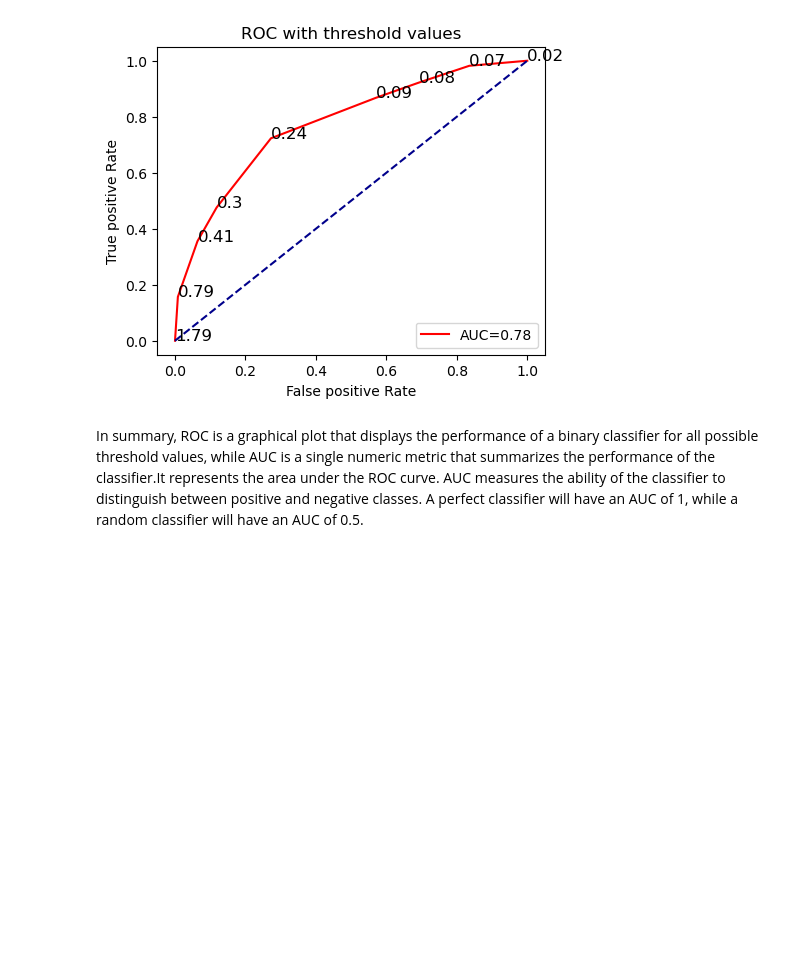
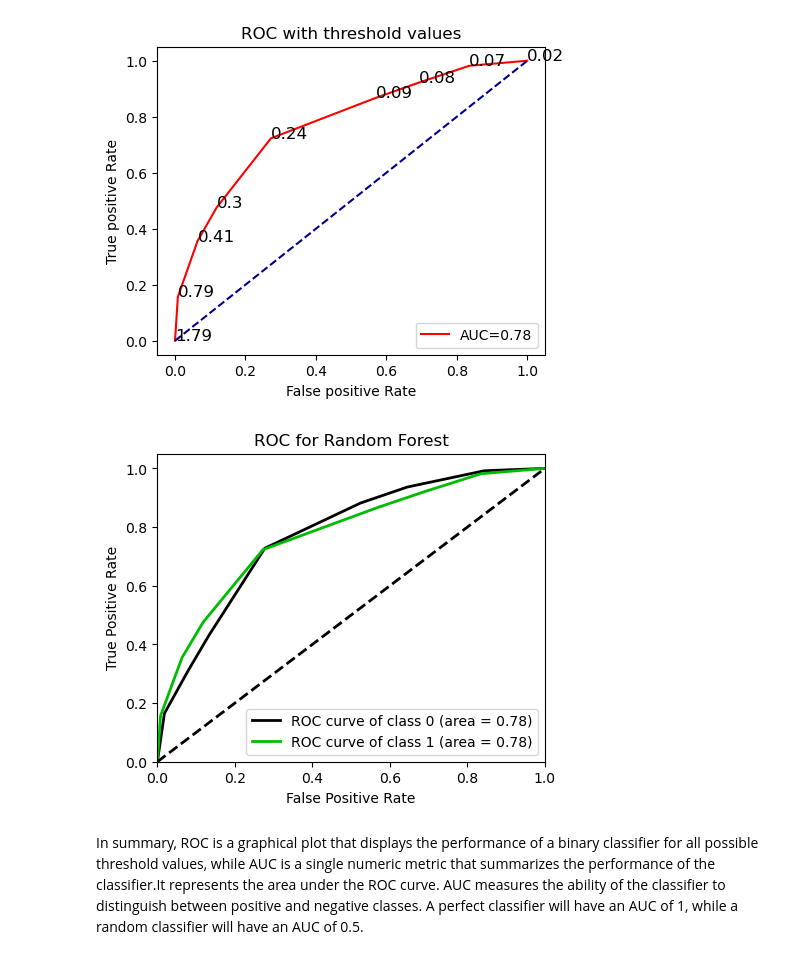
Before and after one commit to sylviachadha/Machine_Learning, a Jupyter notebook: DTree_Classification.ipynb, the cells around one changed output. Cells and saved outputs as stored; diff of their text form; code cells hidden in the pictures; blank space fills up the shorter version.

```diff
--- a/DTree_Classification.ipynb
+++ b/DTree_Classification.ipynb
@@ -304,6 +304,14 @@ rzlt_fig = plot_ROC(auc,fpr,tpr,thresholds)
 rzlt_fig
 # %% [output]
 [figure]
+# %%
+from scikitplot.metrics import plot_roc
+
+plot_roc(y_train,y_probs,figsize=(5,4),title='ROC for Random Forest',
+        plot_micro=False,
+        plot_macro=False);
+# %% [output]
+[figure, added]
 # %% [markdown]
 In summary, ROC is a graphical plot that displays the performance of a binary classifier for all possible threshold values, while AUC is a single numeric metric that summarizes the performance of the classifier.It represents the area under the ROC curve. AUC measures the ability of the classifier to distinguish between positive and negative classes. A perfect classifier will have an AUC of 1, while a random classifier will have an AUC of 0.5.
 # %% [markdown]
```
